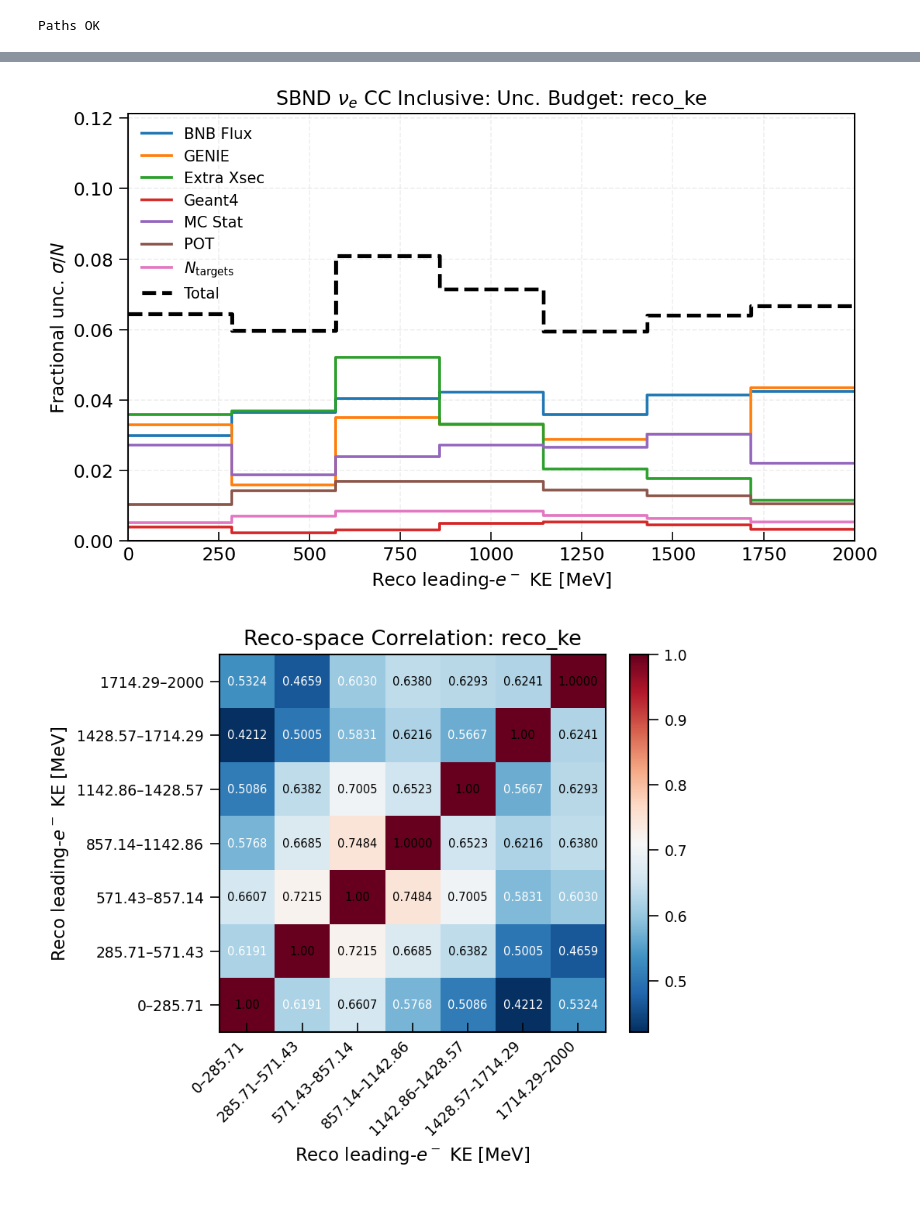
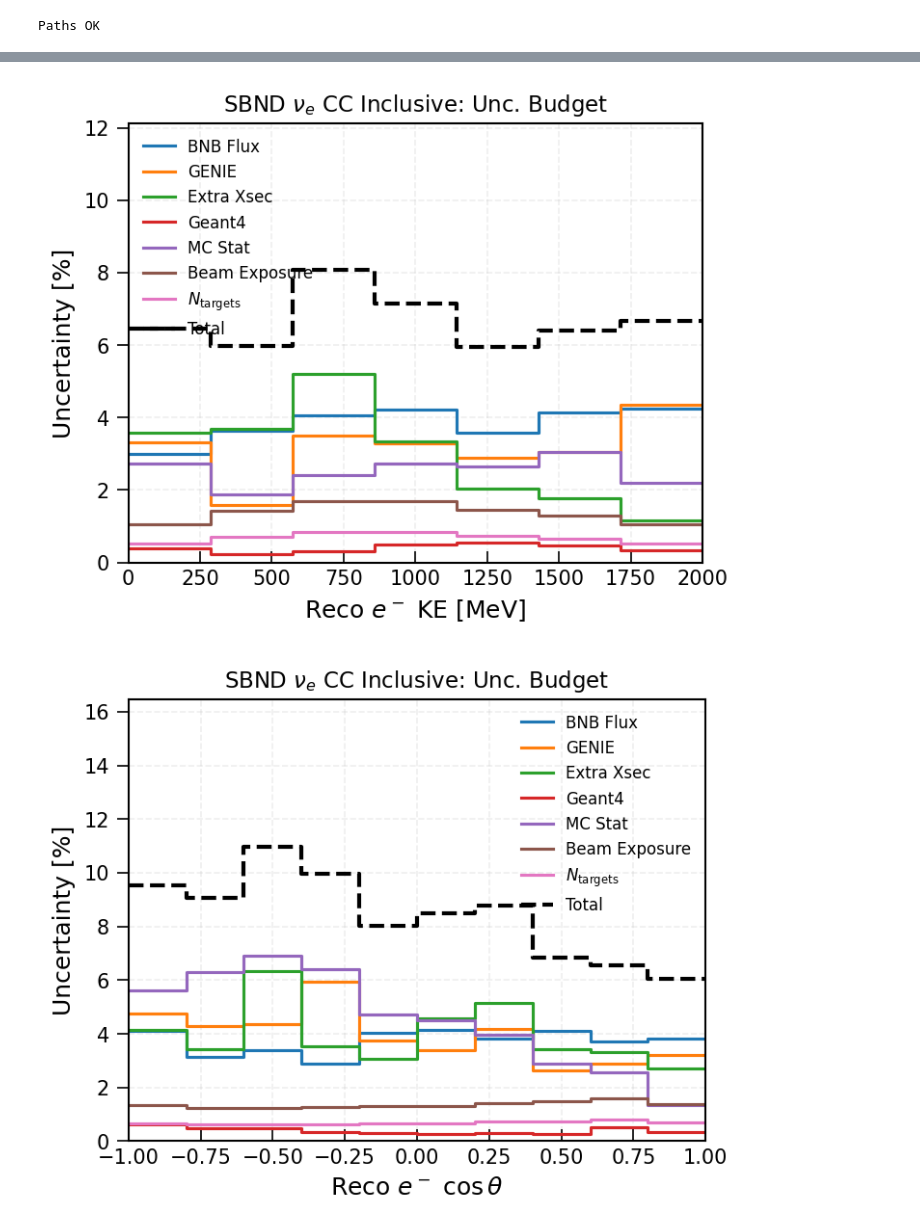
Before and after one commit to castalyfan1012/cafpyana, a Jupyter notebook: analysis_village/nueCC/nue_xsec.ipynb, the cells around one changed output, grey strips where cells are left out. Cells and saved outputs as stored; diff of their text form; code cells hidden in the pictures.

```diff
--- a/analysis_village/nueCC/nue_xsec.ipynb
+++ b/analysis_village/nueCC/nue_xsec.ipynb
@@ -113,13 +110,16 @@ Purity: 61.6%
 VAR_CFGS = {
     'reco_ke': VariableConfig(
         'reco_ke', SYST_KE_BINS,
-        r'Reco leading-$e^-$ KE [MeV]', save_name='reco_ke'),
+        r'Reco $e^-$ KE [MeV]', save_name='reco_ke'),
     'reco_costheta': VariableConfig(
         'reco_costheta', SYST_COS_BINS,
-        r'Reco leading-$e^-$ $\cos\theta$', save_name='reco_costheta'),
+        r'Reco $e^-$ $\cos\theta$', save_name='reco_costheta'),
 }
 TRUE_COL_MAP  = {'reco_ke': 'true_ke', 'reco_costheta': 'true_costheta'}
 TRUE_BINS_MAP = {'reco_ke': SYST_KE_BINS, 'reco_costheta': SYST_COS_BINS}
 
-for name, vcfg in VAR_CFGS.items():
-    print(f"  {name}: {vcfg.n_bins} bins")
+# True-space labels for unfolded plots
+TRUE_LABELS = {
+    'reco_ke':       r'True $e^-$ KE [MeV]',
+    'reco_costheta': r'True $e^-$ $\cos\theta$',
+}
@@ -274,22 +270,13 @@ for var_name, vcfg in VAR_CFGS.items():
 SYST_SOURCES = ['flux', 'genie', 'extra_xsec', 'g4', 'mcstat', 'pot', 'ntargets']
 SRC_LABELS = {
     'flux': 'BNB Flux', 'genie': 'GENIE', 'extra_xsec': 'Extra Xsec',
-    'g4': 'Geant4', 'mcstat': 'MC Stat', 'pot': 'POT',
-    'ntargets': r'$N_\mathrm{targets}$', 'detsys': 'Detector',
+    'g4': 'Geant4', 'mcstat': 'MC Stat', 'pot': 'Beam Exposure',
+    'ntargets': r'$N_\mathrm{targets}$',
 }
 
 cov_loaded = {}
 for var_name in VAR_CFGS:
     cov_loaded[var_name] = load_syst_covariances(SYST_DIR, var_name, SYST_SOURCES)
-    print(f"\n{var_name}: loaded {list(cov_loaded[var_name].keys())}")
-
-    total_sig = build_total_covariance(cov_loaded[var_name], 'cov_ms_ms')
-    if total_sig is not None:
-        rd = response_dict[var_name]
-        frac = np.sqrt(np.diag(total_sig).clip(0))
-        frac_rel = frac / np.where(rd['sig_reco_cv'] > 0, rd['sig_reco_cv'], 1.0)
-        print(f"  Total signal frac unc (per bin): {np.round(frac_rel*100, 1)}%")
-        print(f"  Total signal frac unc (integrated): "
-              f"{np.sqrt(total_sig.sum())/rd['sig_reco_cv'].sum()*100:.1f}%")
+    print(f"{var_name}: loaded {list(cov_loaded[var_name].keys())}")
 # %% [output]
 reco_ke: loaded ['flux', 'genie', 'extra_xsec', 'g4', 'mcstat', 'pot', 'ntargets']
@@ -302,23 +284,14 @@ reco_costheta: loaded ['flux', 'genie', 'extra_xsec', 'g4', 'mcstat', 'pot', 'nt
 # %%
-# %% CELL 7 — Uncertainty budget + correlation
+# %% CELL 7 — Uncertainty budget (reco-space, Lynn's slide 8 style)
 for var_name, vcfg in VAR_CFGS.items():
     rd = response_dict[var_name]
     cv_total = rd['sig_reco_cv'] + rd['bkg_reco_cv']
     cov_dict_plot = {SRC_LABELS.get(s, s): v['cov_ms_ms']
                      for s, v in cov_loaded[var_name].items() if 'cov_ms_ms' in v}
 
     fig, ax = plot_uncertainty_budget(vcfg, cv_total, cov_dict_plot,
                                       title=f'{TITLE}: Unc. Budget')
     savefig(f'{var_name}_uncertainty_budget.png'); plt.show()
-
-    # Correlation
-    total_cov = build_total_covariance(cov_loaded[var_name], 'cov_ms_ms')
-    if total_cov is not None:
-        dg = np.sqrt(np.diag(total_cov).clip(1e-10))
-        corr = total_cov / np.outer(dg, dg)
-        fig, ax = plot_heatmap(corr, f'Reco-space Correlation: {var_name}',
-                                vcfg, cmap='RdBu_r')
-        savefig(f'{var_name}_correlation_reco.png'); plt.show()
 # %% [output]
-[figure, old version]
+[figure, new version]
-[figure, old version]
+[figure, new version]
```
Also changed, not shown: parts of 19 cells of this notebook, 13 other files.
